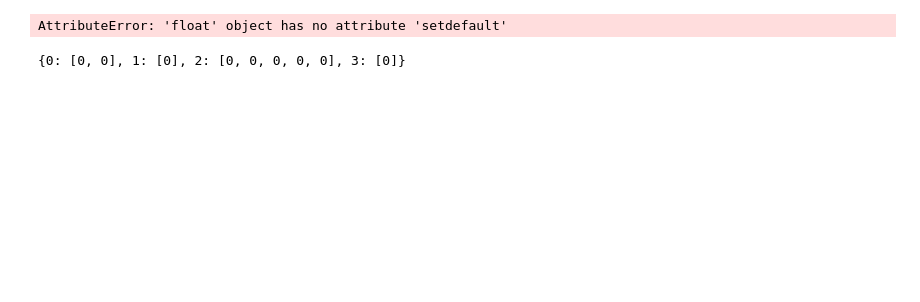
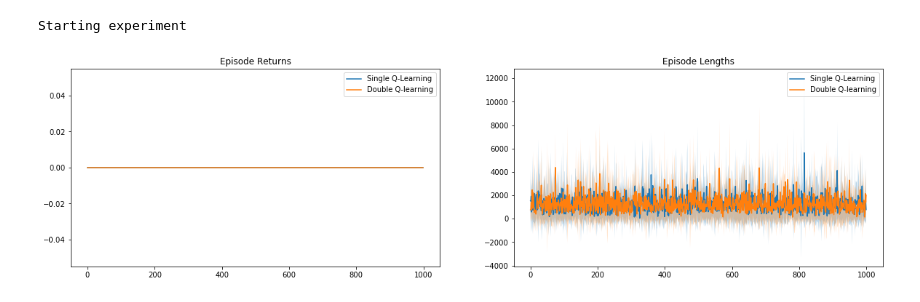
Before and after one commit to liuqi8827/DoubleQLearning, a Jupyter notebook: exp_custom.ipynb, the cells around one changed output. Cells and saved outputs as stored; diff of their text form; code cells hidden in the pictures; blank space fills up the shorter version.

Commit message:
random gridworld

```diff
--- a/exp_custom.ipynb
+++ b/exp_custom.ipynb
@@ -14,8 +4,17 @@ single_q = SingleQLearning()
-# %%
-single_q.sample_episode(env, policy)
-# %% [output]
-AttributeError: 'float' object has no attribute 'setdefault'
-# %%
-policy.Q_a
-# %% [output]
-{0: [0, 0], 1: [0], 2: [0, 0, 0, 0, 0], 3: [0]}
+# %%
+epsilon = 0.1
+shape = [4, 4] #Default is [4, 4]
+final_reward = 0 # Reward upon termination, defaults to 5
+seeds = None #Defaults to [0-9] when set to None
+params = {
+'epsilon': 0.01, #Defaults to  0.1
+'num_episodes': 1000, #Defaults to 1000
+'discount_factor': 0.95, #Defaults to 1.0
+'alpha': 0.01 #Defaults to 0.1
+}
+# %%
+env = RandomGridworldEnv(shape, final_reward)
+experiment("Random Gridworld", env, params, seeds)
+# %% [output]
+Starting experiment
+[figure, added]
```
Also changed, not shown: parts of 3 cells of this notebook, 2 other files.
